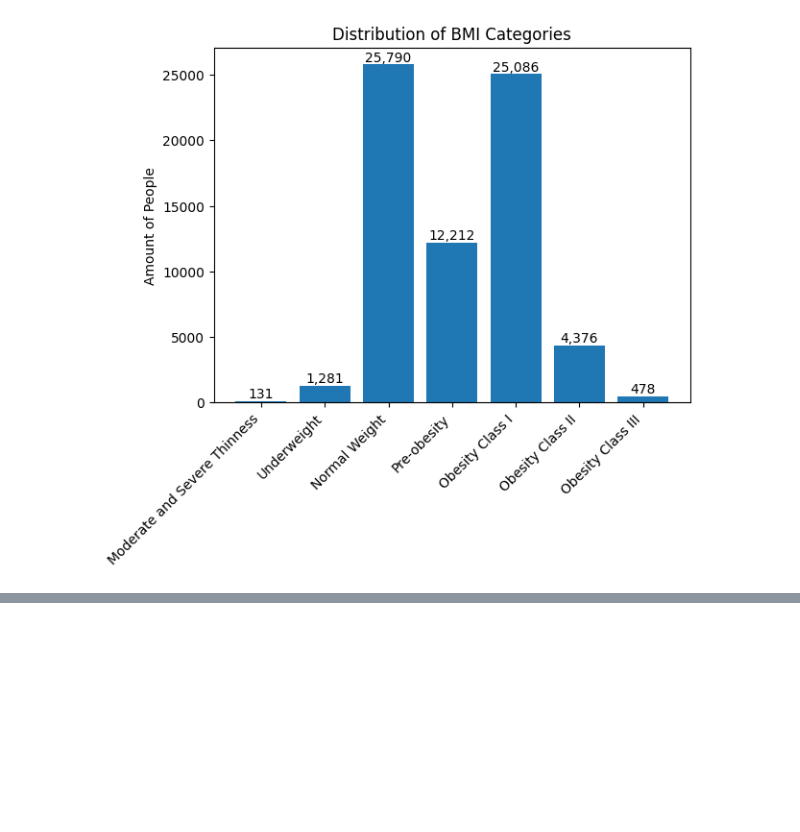
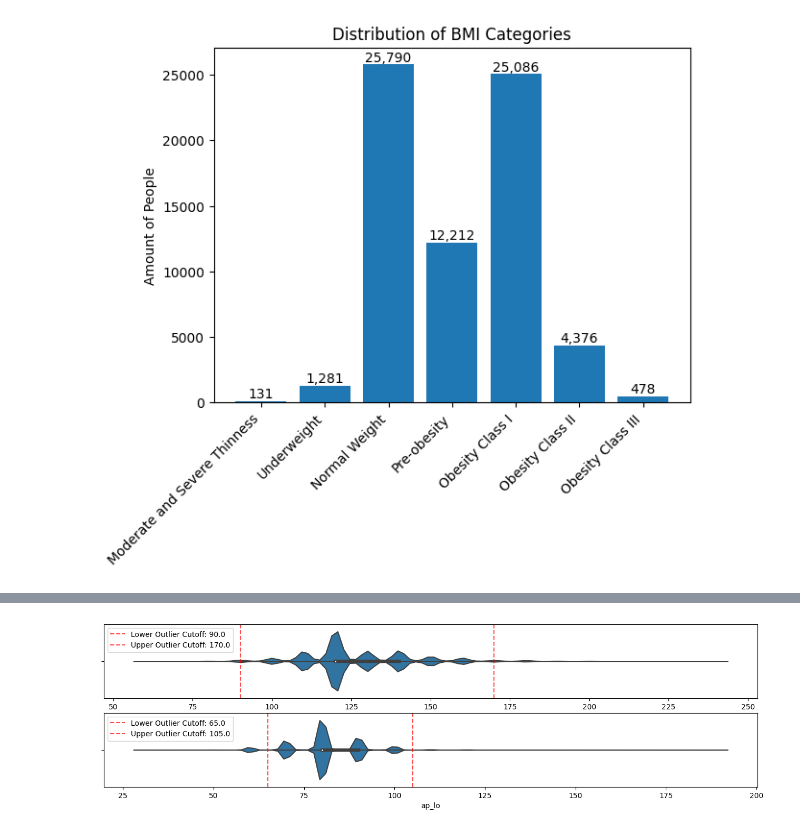
Before and after one commit to Andreas-Svensson/disease_prediction, a Jupyter notebook: data_analysis.ipynb, the cells around one changed output, grey strips where cells are left out. Drawn from its saved outputs; the diff is of its cells as text; code cells hidden in the pictures; blank space fills up the shorter version.

Commit message:
cleaning blood pressure outliers

```diff
--- a/data_analysis.ipynb
+++ b/data_analysis.ipynb
@@ -377,0 +391,7 @@ ax.set(title = "Distribution of BMI Categories", ylabel = "Amount of People");
+# %%
+# variable to keep track of how many datapoints are removed
+pre = len(df)
+
+# cutoff points set to half of low and twice of severely high threshold
+df = df[df["ap_hi"].between(45, 360)]
+df = df[df["ap_lo"].between(30, 240)]
@@ -377,0 +402,33 @@ ax.set(title = "Distribution of BMI Categories", ylabel = "Amount of People");
+# %%
+# calculate Tukey's ap_hi
+Q1 = df["ap_hi"].quantile(0.25)
+Q3 = df["ap_hi"].quantile(0.75)
+IQR = Q3 - Q1
+
+low_ap_hi = Q1 - 1.5 * IQR
+high_ap_hi = Q3 + 1.5 * IQR
+
+# calculate Tukey's ap_lo
+Q1 = df["ap_lo"].quantile(0.25)
+Q3 = df["ap_lo"].quantile(0.75)
+IQR = Q3 - Q1
+
+low_ap_lo = Q1 - 1.5 * IQR
+high_ap_lo = Q3 + 1.5 * IQR
+# %%
+fig, axes = plt.subplots(2, 1, figsize = (16, 4))
+
+# list of differing values for ap_hi and ap_lo
+ap_hi = ["ap_hi", low_ap_hi, high_ap_hi]
+ap_lo = ["ap_lo", low_ap_lo, high_ap_lo]
+
+# loop through axes and ap_hi, ap_lo
+for ax, ap in zip(axes.flatten(), [ap_hi, ap_lo]):
+    sns.violinplot(x = df[ap[0]], ax = ax) # plot ap in ax
+
+    # plot vertical lines to show outliers
+    ax.axvline(ap[1], color = "r", linestyle = "--", alpha = 0.7, label = f"Lower Outlier Cutoff: {ap[1]:.1f}")
+    ax.axvline(ap[2], color = "r", linestyle = "--", alpha = 0.7, label = f"Upper Outlier Cutoff: {ap[2]:.1f}")
+    ax.legend(loc = "upper left") # show vertical line legend in top left corner
+# %% [output]
+[figure, added]
```
Also changed, not shown: parts of 7 cells of this notebook.
